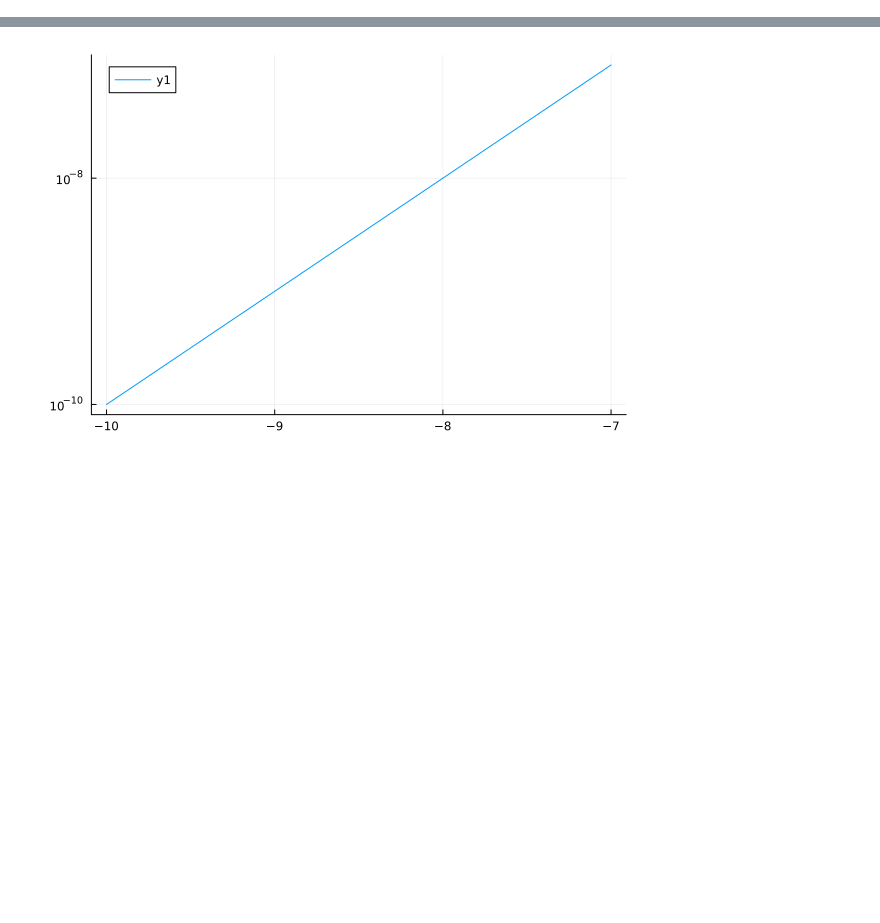
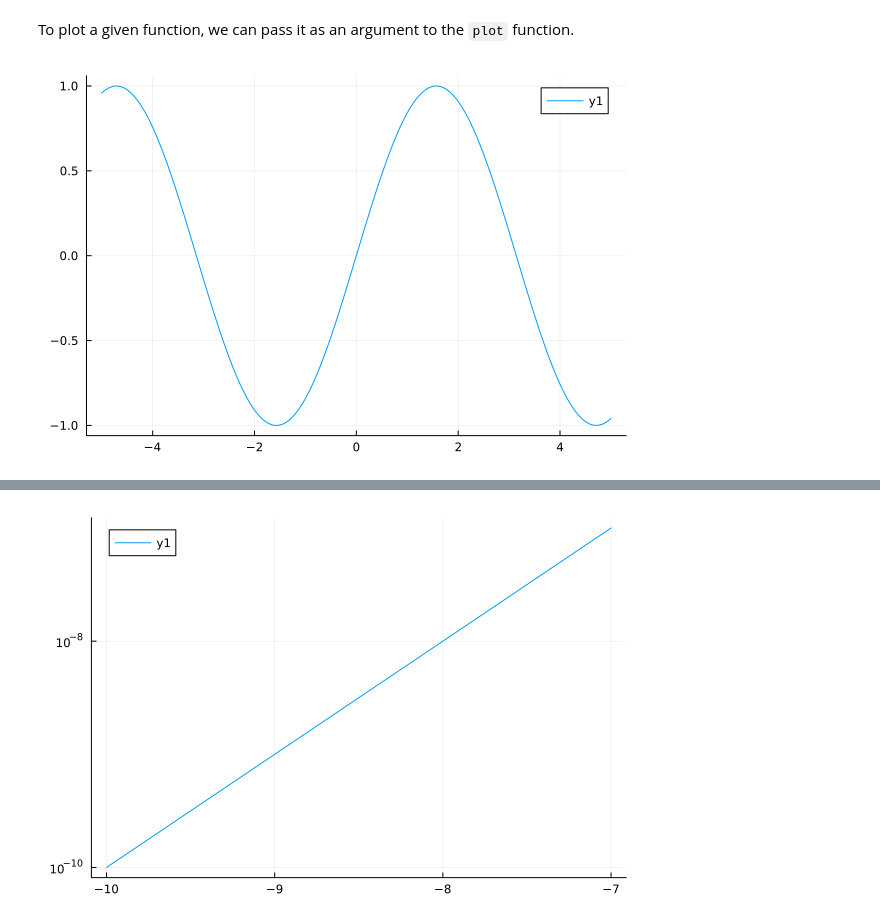
Before and after one commit to tensor4all/T4AJuliaTutorials, a Jupyter notebook: _sources/ipynbs/plots.ipynb, the cells around one changed output, grey strips where cells are left out. Drawn from its saved outputs; the diff is of its cells as text; code cells hidden in the pictures; blank space fills up the shorter version.

```diff
--- a/_sources/ipynbs/plots.ipynb
+++ b/_sources/ipynbs/plots.ipynb
@@ -7 +9,8 @@ using Plots.RecipesBase: @recipe, @shorthands
 using LaTeXStrings
+# %% [markdown]
+
+To plot a given function, we can pass it as an argument to the `plot` function.
+# %%
+plot(sin)
+# %% [output]
+[figure, added]
```
Also changed, not shown: parts of 17 cells of this notebook, 19 other files.
